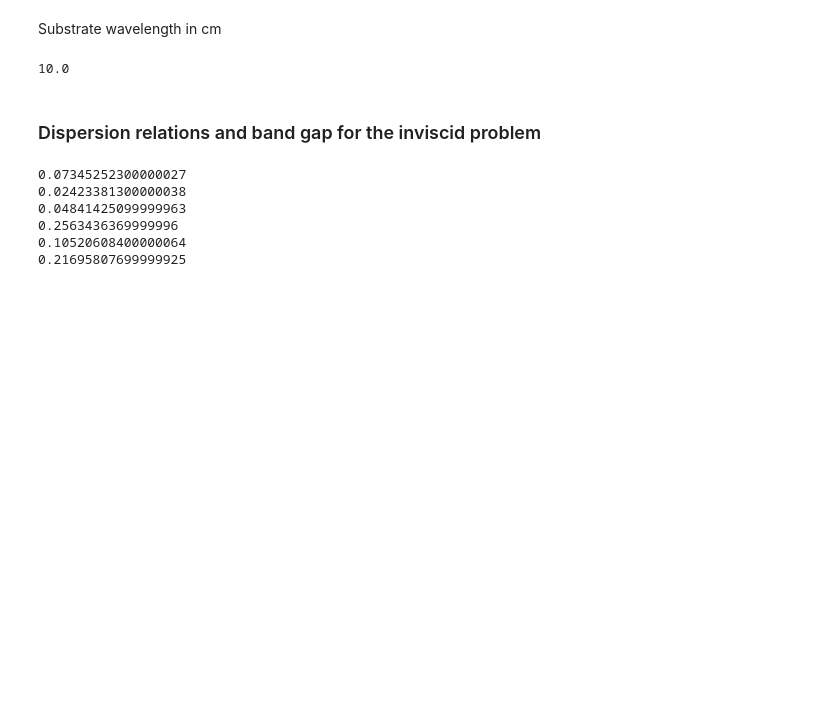
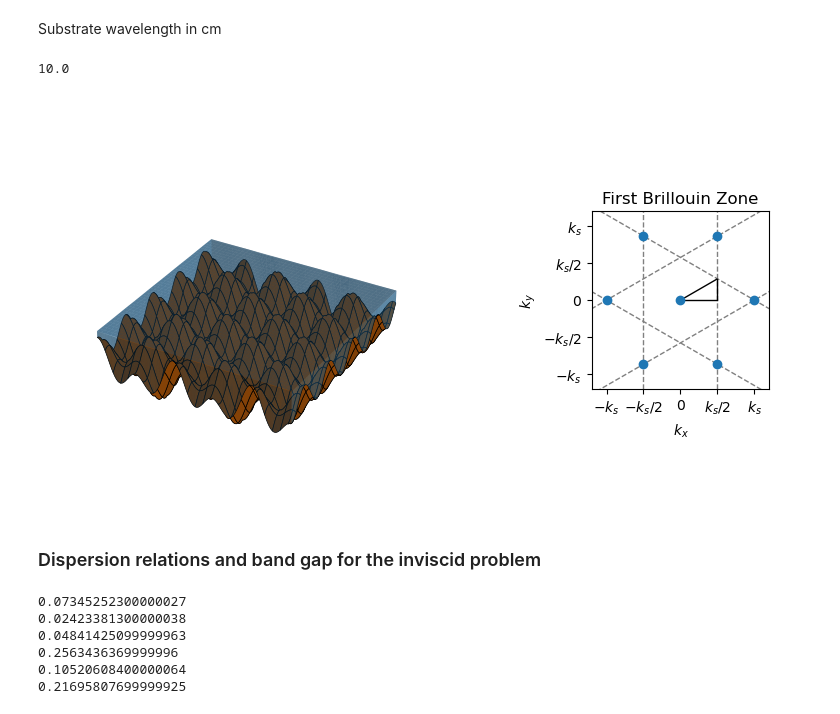
Before and after one commit to znicolaou/viscidfaraday, a Jupyter notebook: viscid_notebook.ipynb, the cells around one changed output. Cells and saved outputs as stored; diff of their text form; code cells hidden in the pictures; blank space fills up the shorter version.

Commit message:
added geometry plot

```diff
--- a/viscid_notebook.ipynb
+++ b/viscid_notebook.ipynb
@@ -76,6 +77,98 @@ Substrate wavelength in cm
 2*np.pi/argsdict['k1x']
 # %% [output]
 10.0
+# %%
+fig=plt.figure(figsize=(8,4),layout='constrained')
+gs = GridSpec(1, 2, width_ratios=[3,1], figure=fig)
+
+ax=fig.add_subplot(gs[0,0],projection='3d')
+u = np.linspace(0, 5*2 * np.pi/argsdict['k1x'], 128)[:,np.newaxis]
+v = np.linspace(0,  5*2 * np.pi/argsdict['k1x'], 128)[np.newaxis,:]
+z = argsdict['h0']+argsdict['As']/2*(np.cos(argsdict['k1x']*u+argsdict['k1y']*v)+np.cos(argsdict['k2x']*u+argsdict['k2y']*v))
+z2 = np.ones_like(z)*5*argsdict['h0']
+ax.plot_surface(u, v, z, alpha=1,color=colors[1], rstride=5, cstride=5, edgecolor='black', lw=0.5)
+
+u = np.linspace(0, 5*2 * np.pi/argsdict['k1x'], 128)[:,np.newaxis]
+v = 0
+z0 = argsdict['h0']+argsdict['As']/2*(np.cos(argsdict['k1x']*u+argsdict['k1y']*v)+np.cos(argsdict['k2x']*u+argsdict['k2y']*v))
+z1 = 2*argsdict['h0']
+z=z0+(z1-z0)*np.arange(128)[np.newaxis,:]/128
+ax.plot_surface(u, v, z, alpha=0.5,color=colors[0])
+
+v = np.linspace(0, 5*2 * np.pi/argsdict['k1x'], 128)[:,np.newaxis]
+u = 0
+z0 = argsdict['h0']+argsdict['As']/2*(np.cos(argsdict['k1x']*u+argsdict['k1y']*v)+np.cos(argsdict['k2x']*u+argsdict['k2y']*v))
+z1 = 2*argsdict['h0']
+z=z0+(z1-z0)*np.arange(128)[np.newaxis,:]/128
+ax.plot_surface(u, v, z, alpha=0.5,color=colors[0])
+
+v = np.linspace(0, 5*2 * np.pi/argsdict['k1x'], 128)[:,np.newaxis]
+u = 5*2 * np.pi/argsdict['k1x']
+z0 = argsdict['h0']+argsdict['As']/2*(np.cos(argsdict['k1x']*u+argsdict['k1y']*v)+np.cos(argsdict['k2x']*u+argsdict['k2y']*v))
+z1 = 2*argsdict['h0']
+z=z0+(z1-z0)*np.arange(128)[np.newaxis,:]/128
+ax.plot_surface(u, v, z, alpha=0.5,color=colors[0])
+
+u = np.linspace(0, 5*2 * np.pi/argsdict['k1x'], 128)[:,np.newaxis]
+v = 5*2 * np.pi/argsdict['k1x']
+z0 = argsdict['h0']+argsdict['As']/2*(np.cos(argsdict['k1x']*u+argsdict['k1y']*v)+np.cos(argsdict['k2x']*u+argsdict['k2y']*v))
+z1 = 2*argsdict['h0']
+z=z0+(z1-z0)*np.arange(128)[np.newaxis,:]/128
+ax.plot_surface(u, v, z, alpha=0.5,color=colors[0])
+
+u = np.linspace(0, 5*2 * np.pi/argsdict['k1x'], 128)[:,np.newaxis]
+v = np.linspace(0,  5*2 * np.pi/argsdict['k1x'], 128)[np.newaxis,:]
+z = 2*np.array(argsdict['h0'])*np.ones((128,128))
+ax.plot_surface(u, v, z, alpha=0.5,color=colors[0])
+
+plt.gca().set(zlim=(0, 5*argsdict['h0']))
+plt.gca().set_axis_off()
+
+
+fig.add_subplot(gs[0,1])
+xs=[(n)*argsdict['k1x']+(m-n)*argsdict['k2x'] for m in [-1] for n in [-2,2]]
+ys=[(n)*argsdict['k1y']+(m-n)*argsdict['k2y'] for m in [-1] for n in [-2,2]]
+plt.plot(xs,ys,c='gray',ls='--', lw=1)
+xs=[n*argsdict['k1x']+(m-n)*argsdict['k2x'] for m in [1] for n in [-2,2]]
+ys=[n*argsdict['k1y']+(m-n)*argsdict['k2y'] for m in [1] for n in [-2,2]]
+plt.plot(xs,ys,c='gray',ls='--', lw=1)
+
+xs=[(2*n+1)*argsdict['k1x']+(m+n)*argsdict['k2x'] for m in [0] for n in [-2,2]]
+ys=[(2*n+1)*argsdict['k1y']+(m+n)*argsdict['k2y'] for m in [0] for n in [-2,2]]
+plt.plot(xs,ys,c='gray',ls='--', lw=1)
+xs=[(2*n+1)*argsdict['k1x']+(m+n)*argsdict['k2x'] for m in [1] for n in [-2,2]]
+ys=[(2*n+1)*argsdict['k1y']+(m+n)*argsdict['k2y'] for m in [1] for n in [-2,2]]
+plt.plot(xs,ys,c='gray',ls='--', lw=1)
+
+xs=[(n+m)*argsdict['k1x']+(2*n+1)*argsdict['k2x'] for m in [1] for n in [-2,2]]
+ys=[(n+m)*argsdict['k1y']+(2*n+1)*argsdict['k2y'] for m in [1] for n in [-2,2]]
+plt.plot(xs,ys,c='gray',ls='--', lw=1)
+xs=[(n+m)*argsdict['k1x']+(2*n+1)*argsdict['k2x'] for m in [0] for n in [-2,2]]
+ys=[(n+m)*argsdict['k1y']+(2*n+1)*argsdict['k2y'] for m in [0] for n in [-2,2]]
+plt.plot(xs,ys,c='gray',ls='--', lw=1)
+
+plt.plot(kxs1,kys1,c='black',ls='-', lw=1)
+plt.plot(kxs2,kys2,c='black',ls='-', lw=1)
+plt.plot(kxs3,kys3,c='black',ls='-', lw=1)
+
+xs=[n*argsdict['k1x']+m*argsdict['k2x'] for m in range(-1,2) for n in range(-1,2)]
+ys=[n*argsdict['k1y']+m*argsdict['k2y'] for m in range(-1,2) for n in range(-1,2)]
+plt.scatter(xs,ys,zorder=4)
+
+
+plt.xlim(-1.2*argsdict['k1x'],1.2*argsdict['k1x'])
+plt.ylim(-1.2*argsdict['k1x'],1.2*argsdict['k1x'])
+plt.xlabel('$k_x$')
+plt.ylabel('$k_y$')
+plt.xticks([-argsdict['k1x'],-argsdict['k1x']/2,0,argsdict['k1x']/2,argsdict['k1x']],['$-k_s$','$-k_s/2$','$0$','$k_s/2$','$k_s$'])
+plt.yticks([-argsdict['k1x'],-argsdict['k1x']/2,0,argsdict['k1x']/2,argsdict['k1x']],['$-k_s$','$-k_s/2$','$0$','$k_s/2$','$k_s$'])
+plt.gca().set_aspect(1)
+plt.title('First Brillouin Zone')
+
+plt.savefig('plots/geometry.pdf')
+plt.show()
+# %% [output]
+[figure, added]
 # %% [markdown]
 ### Dispersion relations and band gap for the inviscid problem
 # %%
```
Also changed, not shown: parts of 1 cell of this notebook, 1 other file.
